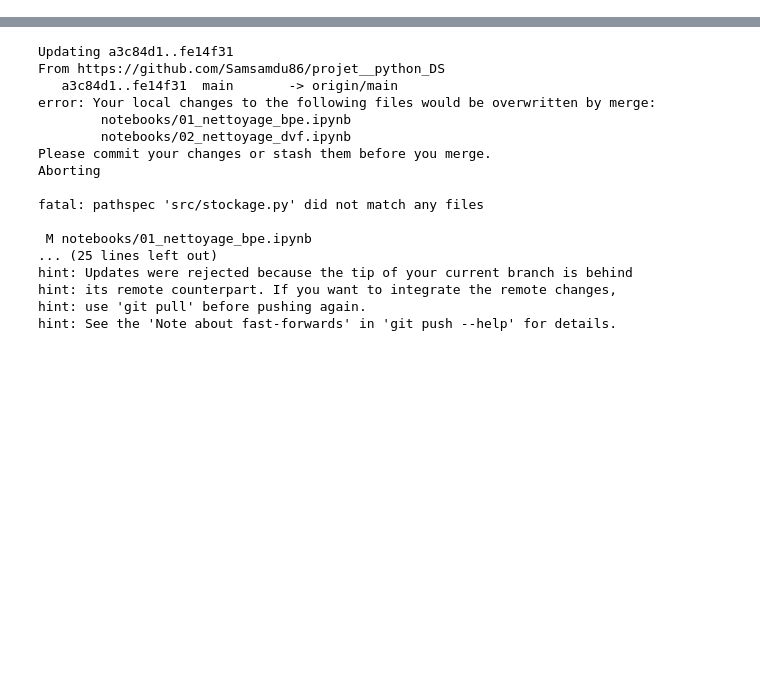
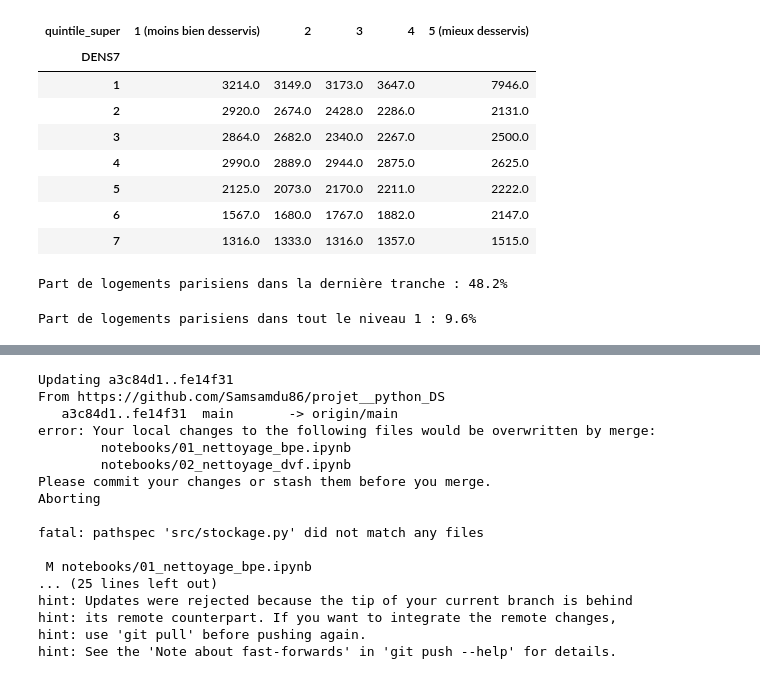
Before and after one commit to Samsamdu86/projet__python_DS, a Jupyter notebook: notebooks/03_croisement.ipynb, the cells around one changed output, grey strips where cells are left out. Drawn from its saved outputs; the diff is of its cells as text; code cells hidden in the pictures; blank space fills up the shorter version.

```diff
--- a/notebooks/03_croisement.ipynb
+++ b/notebooks/03_croisement.ipynb
@@ -121,0 +232,3 @@ print("Commerces sans portée :", np.isnan(lambda_commerces).sum())
+# %%
+indices = calculer_indices(dvf, rayons)
+dvf[indices.columns] = indices
@@ -121,0 +278,3 @@ print("Commerces sans portée :", np.isnan(lambda_commerces).sum())
+# %%
+for cat in categories:
+    dvf[f"rang_{cat}"] = dvf.groupby("DENS7")[f"acces_{cat}"].rank(pct=True)
@@ -134,14 +351,3 @@ def indice_acces_composite(xy_ventes, portee_vente, w, lambda_com):
             paires["i"], weights=contributions, minlength=len(bloc)
         )
     return resultat
-# %%
-dvf["indice_acces"] = np.nan
-for niveau, portee in PORTEES.items():
-    masque = (dvf["DENS7"] == niveau).to_numpy()
-    if masque.sum() == 0:
-        continue
-    xy = np.column_stack([dvf.geometry.x[masque], dvf.geometry.y[masque]])
-    dvf.loc[masque, "indice_acces"] = indice_acces_composite(
-        xy, portee, w_commerces, lambda_commerces
-    )
-    print(f"Densité {niveau} (portée {portee} m) : {masque.sum()} ventes traitées")
@@ -155,5 +354,3 @@ dvf.nlargest(10, "indice_acces")[["nom_commune", "DENS7", "indice_acces", "prix_
-# %%
-dvf["indice_rang"] = dvf.groupby("DENS7")["indice_acces"].rank(pct=True)
 # %%
 import os
 import subprocess
@@ -183,3 +380,35 @@ def sauvegarder(df, nom_fichier, delai_max=300):
 
     except subprocess.TimeoutExpired:
         print(f"Le bucket n'a pas répondu en {delai_max} s : seule la copie locale existe.")
+# %%
+# Découper le rang d'accès aux supermarchés en 5 tranches, dans chaque niveau de densité
+dvf["quintile_super"] = pd.cut(
+    dvf["rang_super"], bins=[0, 0.2, 0.4, 0.6, 0.8, 1],
+    labels=["1 (moins bien desservis)", "2", "3", "4", "5 (mieux desservis)"],
+)
+
+# Prix médian au m² pour chaque tranche, dans chaque niveau de densité
+(dvf.groupby(["DENS7", "quintile_super"], observed=True)["prix_m2"]
+ .median()
+ .unstack()
+ .round(0))
+# %% [output]
+| quintile_super | 1 (moins bien desservis) | 2 | 3 | 4 | 5 (mieux desservis) |
+| DENS7 |  |  |  |  |  |
+| 1 | 3214.0 | 3149.0 | 3173.0 | 3647.0 | 7946.0 |
+| 2 | 2920.0 | 2674.0 | 2428.0 | 2286.0 | 2131.0 |
+| 3 | 2864.0 | 2682.0 | 2340.0 | 2267.0 | 2500.0 |
+| 4 | 2990.0 | 2889.0 | 2944.0 | 2875.0 | 2625.0 |
+| 5 | 2125.0 | 2073.0 | 2170.0 | 2211.0 | 2222.0 |
+| 6 | 1567.0 | 1680.0 | 1767.0 | 1882.0 | 2147.0 |
+| 7 | 1316.0 | 1333.0 | 1316.0 | 1357.0 | 1515.0 |
+# %%
+q5 = dvf[(dvf["DENS7"] == "1") & (dvf["quintile_super"] == "5 (mieux desservis)")]
+print(f"Part de logements parisiens dans la dernière tranche : {(q5['code_departement'] == '75').mean():.1%}")
+# %% [output]
+Part de logements parisiens dans la dernière tranche : 48.2%
+# %%
+niveau1 = dvf[dvf["DENS7"] == "1"]
+print(f"Part de logements parisiens dans tout le niveau 1 : {(niveau1['code_departement'] == '75').mean():.1%}")
+# %% [output]
+Part de logements parisiens dans tout le niveau 1 : 9.6%
```
Also changed, not shown: parts of 27 cells of this notebook.
